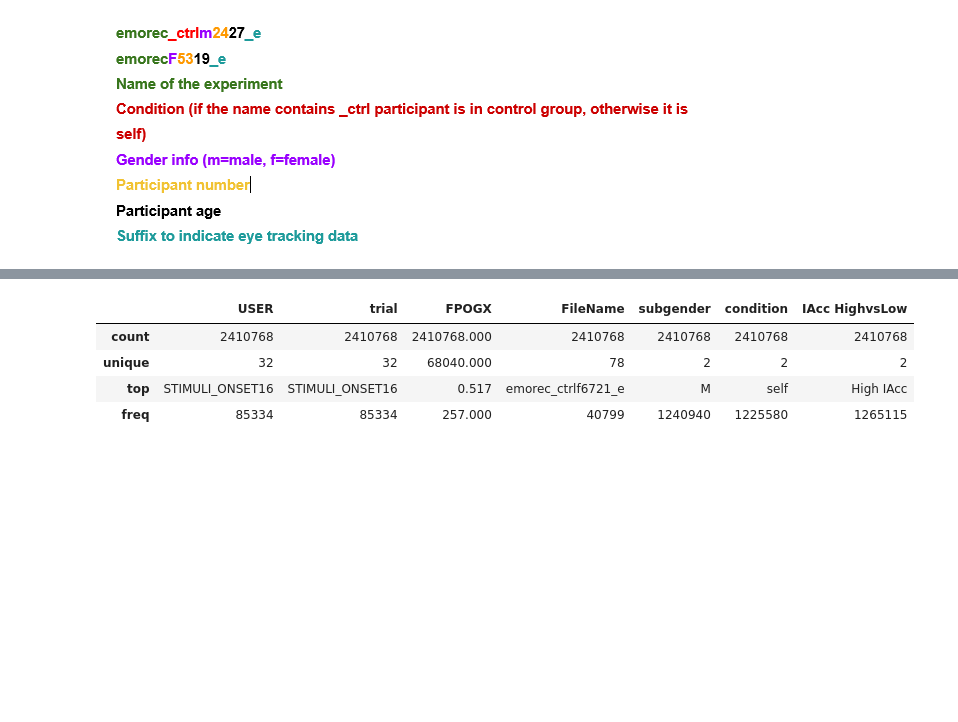
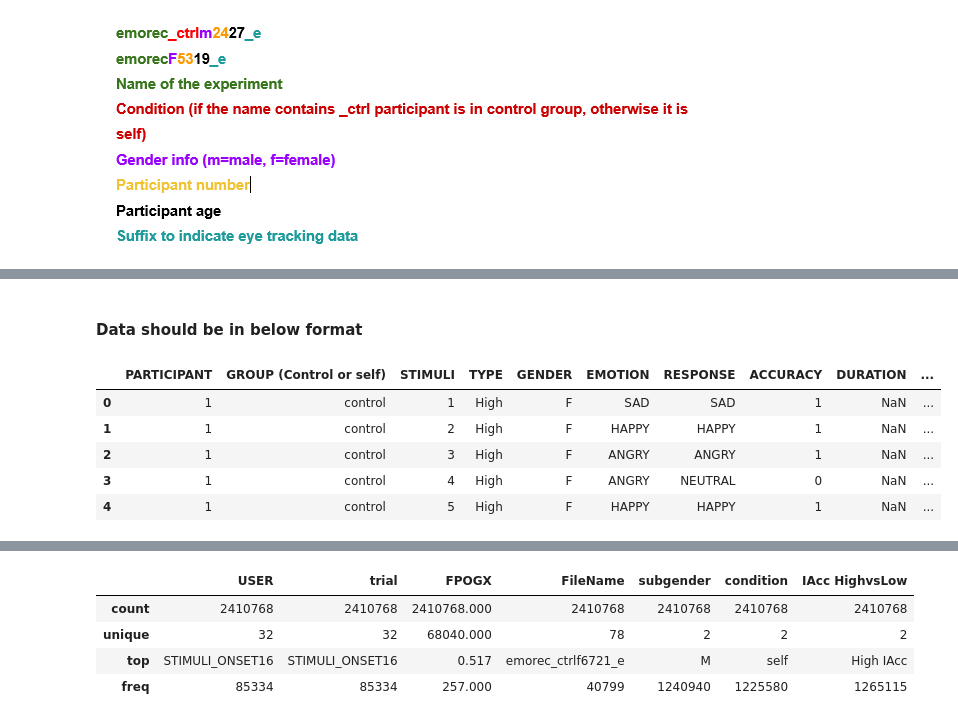
Before and after one commit to EgemenOnatAtam/eye_tracking_data_project, a Jupyter notebook: Eye Tracking Data Analysis Project.ipynb, the cells around one changed output, grey strips where cells are left out. Cells and saved outputs as stored; diff of their text form; code cells hidden in the pictures; blank space fills up the shorter version.

```diff
--- a/Eye Tracking Data Analysis Project.ipynb
+++ b/Eye Tracking Data Analysis Project.ipynb
@@ -78,0 +86,2 @@ participants.shape
+# %%
+sample_data = pd.read_excel("Sample Analyses_507.xlsx")
@@ -294,0 +327,11 @@ df_tam.head()
+# %% [markdown]
+#### Data should be in below format
+# %%
+sample_data.head()
+# %% [output]
+|  | PARTICIPANT | GROUP (Control or self) | STIMULI | TYPE | GENDER | EMOTION | RESPONSE | ACCURACY | DURATION | ... |
+| 0 | 1 | control | 1 | High | F | SAD | SAD | 1 | NaN | ... |
+| 1 | 1 | control | 2 | High | F | HAPPY | HAPPY | 1 | NaN | ... |
+| 2 | 1 | control | 3 | High | F | ANGRY | ANGRY | 1 | NaN | ... |
+| 3 | 1 | control | 4 | High | F | ANGRY | NEUTRAL | 0 | NaN | ... |
+| 4 | 1 | control | 5 | High | F | HAPPY | HAPPY | 1 | NaN | ... |
```
Also changed, not shown: parts of 20 cells of this notebook.
